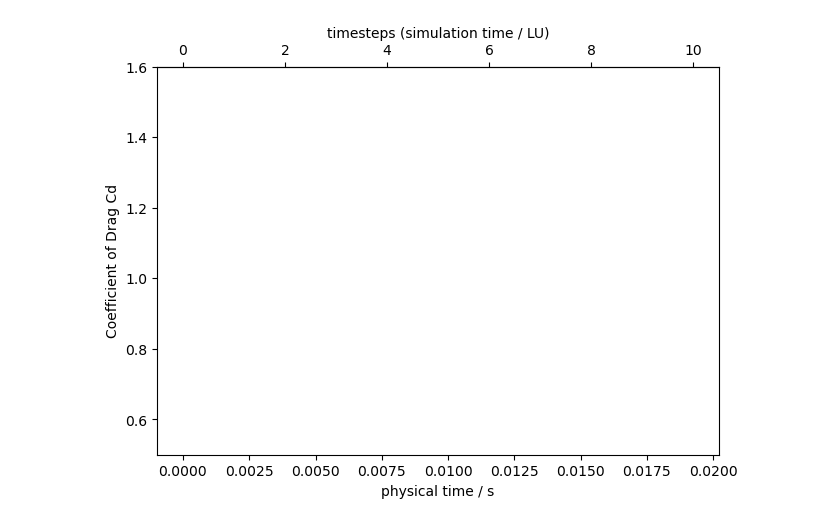
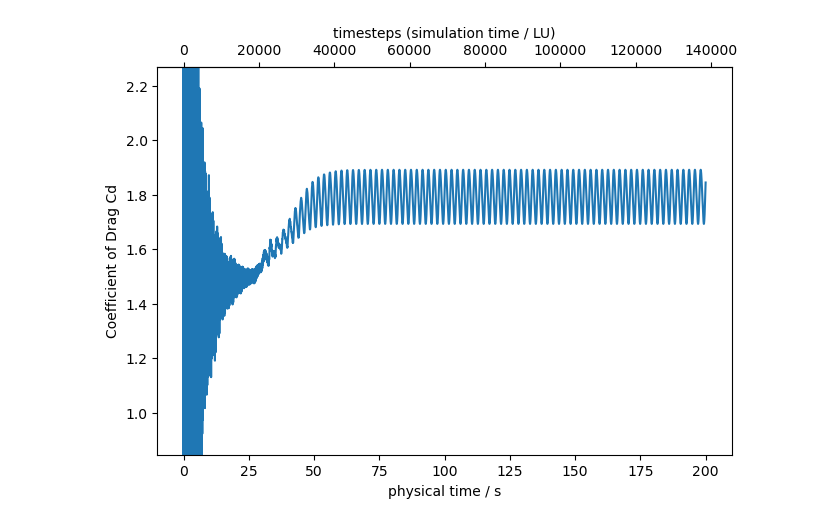
Before and after one commit to MaxBille/lettuce, a Jupyter notebook: myTest/cylinder2D_development_v2.ipynb, the cells around one changed output. Saved outputs shown, nothing was run; the diff lists cells and outputs as text; code cells hidden in the pictures.

```diff
--- a/myTest/cylinder2D_development_v2.ipynb
+++ b/myTest/cylinder2D_development_v2.ipynb
@@ -19,8 +19,8 @@ import shutil
 from pyevtk.hl import imageToVTK
 # %%
 ### OUTPUT SETTINGS
-output_data = False
-output_vtk = False   # is overwritten with False if output_data=False (see below)
+output_data = True
+output_vtk = True  # is overwritten with False if output_data=False (see below)
 vtk_fps = 10
 
 # IMPORTANT: set correct output_path, for example "/home/YourUserName/simulation_output"
@@ -29,7 +29,7 @@ output_path = "/mnt/ScratchHDD1/Max_Scratch/lbm_simulations"  # lokal HBRS
 #output_path = "/home/mbille3s/02_lbm_simulations"  # cluster HBRS
 
 # name: if you want something specific in the dir-name
-name = "cyl2D_test_v2"
+name = "cyl2D_test_amplitude0_1_Uinit"
 
 # choose stencil: "D3Q9" dor 2D, "D3Q15", "D3Q19", "D3Q27" for 3D
 stencil_choice = "D2Q9"
@@ -39,7 +39,7 @@ collision_choice = "bgk"
 ### SIMULATION PARAMETERS (and estimation of timesteps needed to reach T_target)
 re = 200   # Reynoldszahl
 Ma = 0.05     # Machzahl
-n_steps = 100# 145492    # Schrittzahl
+n_steps = 138564    # Schrittzahl
 setup_diameter = 1  # D_PU = char_length_pu -> this defines the PU-Reference
 flow_velocity = 1  # U_PU = char_velocity_pu -> this defines the PU-Reference velocity (u_max of inflow)
 
@@ -47,30 +47,31 @@ flow_velocity = 1  # U_PU = char_velocity_pu -> this defines the PU-Reference ve
 periodic_start = 0.9  # relative start of peak_finding for Cd_mean Measurement to cut of any transients
 
 # GEOMETRY
-gridpoints_per_diameter = 15 #1  # gp_per_D -> this defines the resolution ( D_LU = GPD)
-domain_width_in_D = 5 #5  # D/Y = DpY = diameters per domain width in Y-direction -> this defines the domain-size and total number of Lattice-Nodes
-domain_length_in_D = 2*domain_width_in_D  # D/X = domain length in X- / flow-direction
+gridpoints_per_diameter = 20 #1  # gp_per_D -> this defines the resolution ( D_LU = GPD)
+domain_height_in_D = 5 #5  # D/Y = DpY = diameters per domain width in Y-direction -> this defines the domain-size and total number of Lattice-Nodes
+domain_length_in_D = 2*domain_height_in_D  # D/X = domain length in X- / flow-direction
+domain_width_in_D = 0  # only for 3D simulation (!)
 
 # RELATION [GPD to DpY] check
 # if DpY is even, resulting GPD can't be odd for symmetrical cylinder and channel
 # ...if DpY is even, GPD will be corrected to even GPD for symmetrical cylinder
 # ...use odd DpY to use odd GPD
 gpd_correction=False
-if domain_width_in_D % 2 == 0 and gridpoints_per_diameter % 2 != 0:
+if domain_height_in_D % 2 == 0 and gridpoints_per_diameter % 2 != 0:
     gpd_correction = True   # gpd_was_corrected-flag
     gpd_setup = gridpoints_per_diameter   # store old gpd for output
     gridpoints_per_diameter = int(gridpoints_per_diameter/2)*2   # make gpd even
-    print("(!) domain_width_in_D is even, gridpoints_per_diameter will be "+str(gridpoints_per_diameter)+". Use odd domain_width_in_D to enable use of odd GPD!")
+    print("(!) domain_height_in_D is even, gridpoints_per_diameter will be "+str(gridpoints_per_diameter)+". Use odd domain_height_in_D to enable use of odd GPD!")
 
 # SIMULATOR settings
-u_init = 0    # initial velocity field: # 0: uniform u=0, # 1: uniform u=1 or parabolic, mean amplitude u_char_lu (similar to poiseuille-flow)
+u_init = 1    # initial velocity field: # 0: uniform u=0, # 1: uniform u=1 or parabolic, mean amplitude u_char_lu (similar to poiseuille-flow)
 perturb_init = True   # perturb initial symmetry by small sine-wave in initial velocity field -> triggers Karman-vortex street for Re > 46
 lateral_walls='periodic'  # type of top/bottom boundary: 'bounceback' = frictious wall, 'periodic' = periodic boundary, 'slip' = non-frictious wall
 bc_type='fwbb'  # choose algorithm for bounceback-boundaries: fullway 'fwbb', halfway 'hwbb', linear interpolated 'ibb1'
 
 # T_PU to n_steps estimation: (for example for Re=200 the periodic state is reached for T_PU > 140)
 T_target=200
-print("shape_LU:", gridpoints_per_diameter*domain_length_in_D, "x", gridpoints_per_diameter*domain_width_in_D)
+print("shape_LU:", gridpoints_per_diameter*domain_length_in_D, "x", gridpoints_per_diameter*domain_height_in_D)
 print("T with", n_steps, "steps:", round(n_steps * (setup_diameter/(gridpoints_per_diameter))*(Ma*1/np.sqrt(3)/flow_velocity),2), "seconds")
 print("n_steps to simulate 1 second:", round(((gridpoints_per_diameter)/setup_diameter)*(flow_velocity/(Ma*1/np.sqrt(3))),2), "steps")
 print("n_steps to simulate",T_target,"seconds:",T_target*round(((gridpoints_per_diameter)/setup_diameter)*(flow_velocity/(Ma*1/np.sqrt(3))),2), "steps")
@@ -86,7 +87,7 @@ mlups_2080ti = 30   # 40 for GPD30,DpY19,nsteps=150000 (steigend mit der Auflös
 if output_vtk:
     print("generates approx.", int(vtk_fps*(n_steps * (setup_diameter/(gridpoints_per_diameter))*(Ma*1/np.sqrt(3)/flow_velocity)))+1, ".vti/.vtk-frames")
 
-gridpoints = gridpoints_per_diameter**2*domain_length_in_D*domain_width_in_D
+gridpoints = gridpoints_per_diameter**2*domain_length_in_D*domain_height_in_D
 print("No. of gridpoints:", gridpoints)
 print("estimated min. runtime on 2060super:", round(n_steps*gridpoints/(1e6*mlups_2060super),2), "seconds (", round(n_steps*gridpoints/(1e6*mlups_2060super)/60,2),"minutes )")
 print("estimated min. runtime on 2080ti:   ", round(n_steps*gridpoints/(1e6*mlups_2080ti),2), "seconds (", round(n_steps*gridpoints/(1e6*mlups_2080ti)/60,2),"minutes )")
@@ -104,7 +106,7 @@ if output_data:  # toggle output
     timestamp = datetime.datetime.now()
     timestamp = timestamp.strftime("%y%m%d")+"_"+timestamp.strftime("%H%M%S")
 
-    dir_name = "/data_" + str(timestamp) + "_" + name
+    dir_name = "/data_" + str(timestamp) + "_" + name + "_" + str(bc_type) + "_GPD" + str(gridpoints_per_diameter) + "_" + str(domain_length_in_D) + "x" + str(domain_height_in_D)
     os.makedirs(output_path+dir_name)
 
     if output_vtk:
@@ -125,7 +130,7 @@ lattice = lt.Lattice(lt.D2Q9, "cuda:0", dtype=torch.float64)
 #                    char_length_pu=setup_diameter,
 #                    char_length_lu=gridpoints_per_diameter,
 #                    char_velocity_pu=flow_velocity,
-#                    y_lu=domain_width_in_D*gridpoints_per_diameter,
+#                    y_lu=domain_height_in_D*gridpoints_per_diameter,
 #                    x_lu=domain_length_in_D*gridpoints_per_diameter,
 #                    lateral_walls=lateral_walls,
 #                    bc_type=bc_type,
@@ -135,7 +140,7 @@ lattice = lt.Lattice(lt.D2Q9, "cuda:0", dtype=torch.float64)
 #                   )
 
 flow = ObstacleCylinder(shape=(domain_length_in_D*gridpoints_per_diameter,
-                               domain_width_in_D*gridpoints_per_diameter),
+                               domain_height_in_D*gridpoints_per_diameter),
                         reynolds_number=re, mach_number=Ma,
                         lattice=lattice,
                         char_length_pu=setup_diameter,
@@ -149,7 +154,7 @@ flow = ObstacleCylinder(shape=(domain_length_in_D*gridpoints_per_diameter,
 
 # # define a Cylinder-Obstacle (in LU, 1-based!)
 # radius_LU = 0.5 * gridpoints_per_diameter
-# y_pos_LU = 0.5 * gridpoints_per_diameter * domain_width_in_D + 0.5
+# y_pos_LU = 0.5 * gridpoints_per_diameter * domain_height_in_D + 0.5
 # x_pos_LU = y_pos_LU
 #
 # xyz = tuple(np.linspace(1,n,n) for n in flow.shape)  # Tupel aus Listen indizes (1-n (nicht 0-based!))
@@ -160,6 +165,7 @@ flow = ObstacleCylinder(shape=(domain_length_in_D*gridpoints_per_diameter,
 
 ### simulation object (simulator)
 tau = flow.units.relaxation_parameter_lu
+re_g = flow.units.characteristic_velocity_lu/(lattice.stencil.cs**2 * (tau-0.5))  # grid reynolds number (should be O(10))
 
 # collision
 if collision_choice == "reg":
@@ -356,25 +586,25 @@ ax.plot()
 # %%
 ### plot DRAG COEFFICIENT
 
 drag_coefficient = np.array(Dragreport.out)
 #print('  stepLU        ', 'timePU        ', 'Cd')
 #print(drag_coefficient) # prints: stepLU, timePU, value
 
 fig, ax = plt.subplots(constrained_layout=True)
 ax.plot(drag_coefficient[:,1],drag_coefficient[:,2])
 ax.set_xlabel("physical time / s")
 ax.set_ylabel("Coefficient of Drag Cd")
-ax.set_ylim([0.5,1.6])
+ax.set_ylim([drag_coefficient[int(drag_coefficient.shape[0]*periodic_start-1):,2].min()*0.5,drag_coefficient[int(drag_coefficient.shape[0]*periodic_start-1):,2].max()*1.2])
 #ax.set_ylim([1.54,1.545])
 #ax.set_xlim([500,600])
 secax = ax.secondary_xaxis('top', functions=(flow.units.convert_time_to_lu, flow.units.convert_time_to_pu))
 secax.set_xlabel("timesteps (simulation time / LU)")
 if output_data:
     plt.savefig(output_path+dir_name+"/drag_coefficient.png")
     np.savetxt(output_path+dir_name+"/drag_coefficient.txt", drag_coefficient, header="stepLU  |  timePU  |  Cd  FROM str(timestamp)")
 plt.show()
 # %% [output]
-[figure, old version]
+[figure, new version]
 # %%
 ### calculate MEAN DRAG COEFFICIENT in periodic reagion:
 try:
```
Also changed, not shown: parts of 24 cells of this notebook, 3 other files.
